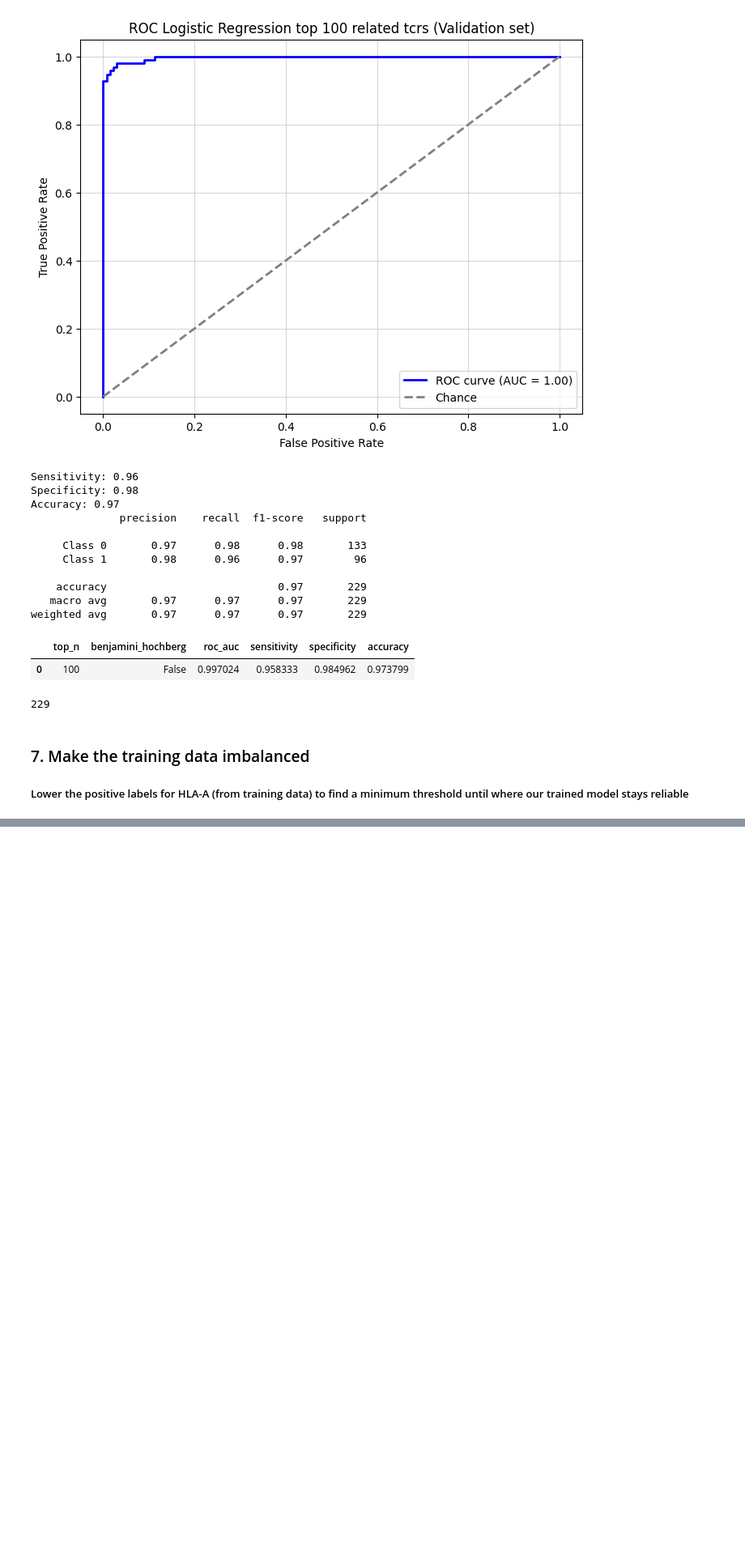
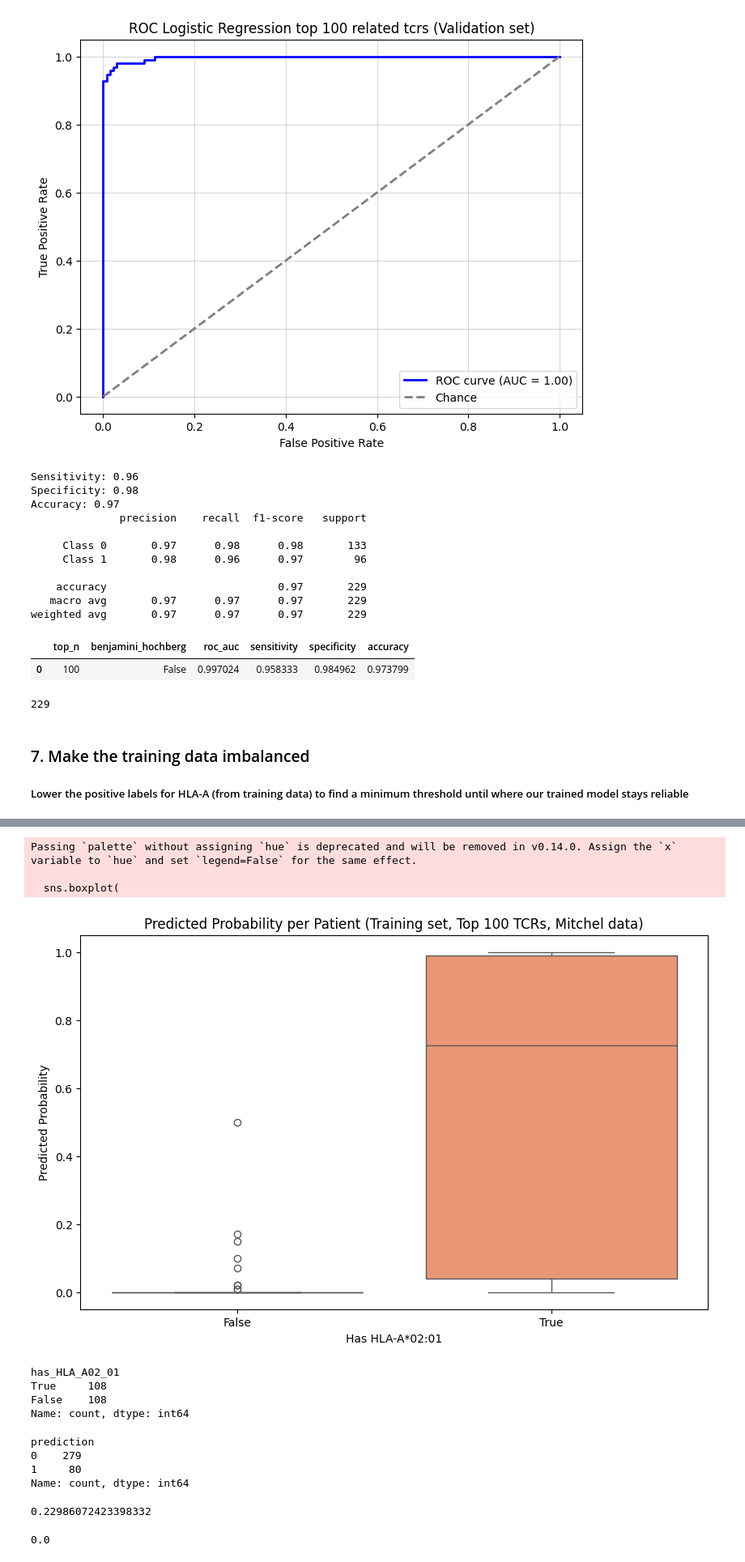
Before and after one commit to saartjeherman/Emerson, a Jupyter notebook: emerson_clean.ipynb, the cells around one changed output, grey strips where cells are left out. Shown: that part at 81% size. Saved outputs shown, nothing was run; the diff lists cells and outputs as text; code cells hidden in the pictures; blank space fills up the shorter version.

```diff
--- a/emerson_clean.ipynb
+++ b/emerson_clean.ipynb
@@ -1118,0 +712,3 @@ metrics_training_df
+# %%
+patient_df_mitchel = af.read_patients_hla_labelling_mitchel('\\data\\HLA_Mitchell_Michels_2022.tsv')
+patient_df_mitchel
@@ -1118,0 +729,3 @@ metrics_training_df
+# %%
+fisher_exact_results_df_mitchel = af.read_file('results\\fisher_exact_results_Mitchell.tsv')
+fisher_exact_results_df_mitchel['TCR'] = fisher_exact_results_df_mitchel['TCR'].apply(ast.literal_eval)
@@ -1118,0 +741,3 @@ metrics_training_df
+# %%
+result_df_mitchel = af.match_and_select_related_tcrs(fisher_exact_results_df_mitchel, patient_df_mitchel, '\\data\\HLA_Mitchell_Michels_2022', top_n=100, benjamini_hochberg=False)
+len(result_df_mitchel)
@@ -1118,0 +764,9 @@ metrics_training_df
+# %%
+## Read a trained model (Benjamini-Hochberg correction and top 50 related TCRs)
+model = load('results\\7\\logistic_regression_top100_related_tcrs_threshold_15.joblib')
+X_val = result_df_mitchel[['total_tcrs', 'related_tcrs']]
+
+
+result_df_mitchel['probability'] = model.predict_proba(X_val)[:, 1]
+result_df_mitchel['probability'] = result_df_mitchel['probability'].apply(lambda x: round(x, 2))
+result_df_mitchel['prediction'] = model.predict(X_val)
@@ -1118,0 +793,33 @@ metrics_training_df
+# %%
+af.plot_box_plot(result_df_mitchel, 100)
+# %% [output]
+Passing `palette` without assigning `hue` is deprecated and will be removed in v0.14.0. Assign the `x` variable to `hue` and set `legend=False` for the same effect.
+
+  sns.boxplot(
+[figure, added]
+# %%
+result_df_mitchel['has_HLA_A02_01'].value_counts()
+# %% [output]
+has_HLA_A02_01
+True     108
+False    108
+Name: count, dtype: int64
+# %%
+result_df_mitchel['prediction'].value_counts()
+# %% [output]
+prediction
+0    279
+1     80
+Name: count, dtype: int64
+# %%
+#calculate average probability
+average_probability = result_df_mitchel['probability'].mean()
+average_probability
+# %% [output]
+0.22986072423398332
+# %%
+#calculate median of probability of model
+median_probability = result_df_mitchel['probability'].median()
+median_probability
+# %% [output]
+0.0
```
Also changed, not shown: parts of 76 cells of this notebook, 2 other files.
